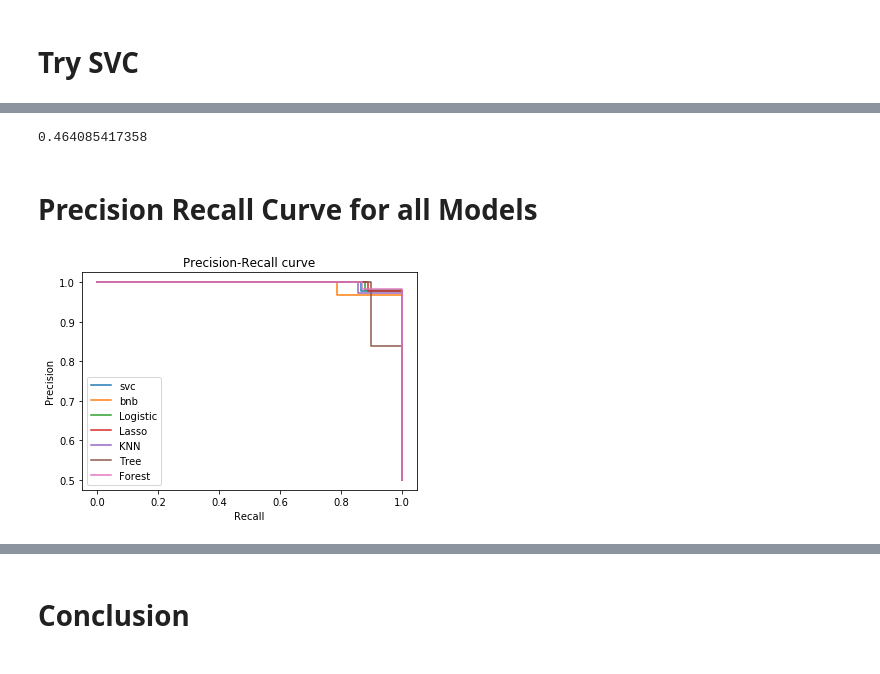
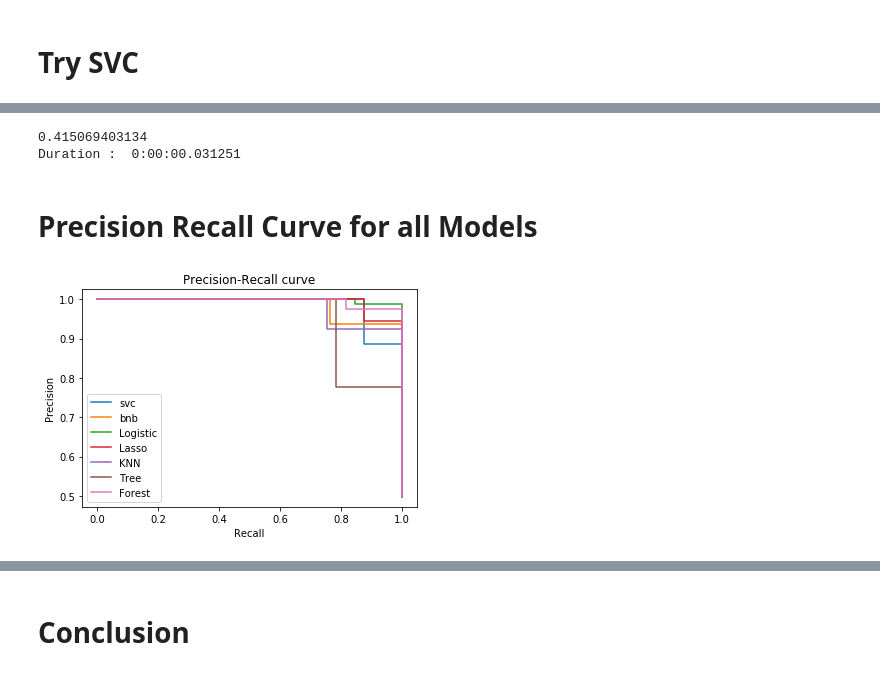
Before and after one commit to prasantidas/Thinkful_Data_Science, a Jupyter notebook: 3.6.1.ipynb, the cells around one changed output, grey strips where cells are left out. Cells and saved outputs as stored; diff of their text form; code cells hidden in the pictures.

```diff
--- a/3.6.1.ipynb
+++ b/3.6.1.ipynb
@@ -269,7 +268,0 @@ print(auc(knn_train_precision, knn_train_recall))
-# %%
-knn = KNeighborsClassifier(n_neighbors = 3)
-Y_pred = cross_val_predict(knn, X_train, Y_train, cv=5)
-
-knn_train_precision, knn_train_recall, thresholds = precision_recall_curve(Y_train, Y_pred)
-
-print(auc(knn_train_precision, knn_train_recall))
@@ -277,0 +269,9 @@ print(auc(knn_train_precision, knn_train_recall))
+# %%
+start = datetime.now()
+Y_pred = cross_val_predict(knn, X_test, Y_test, cv=5)
+knn_test_precision, knn_test_recall, thresholds = precision_recall_curve(Y_test, Y_pred)
+
+print(auc(knn_test_precision, knn_test_recall))
+
+knn_runtime = datetime.now() - start
+print('Duration : ',knn_runtime )
@@ -308,0 +317,10 @@ print(auc(decision_tree_train_precision, decision_tree_train_recall))
+# %%
+start = datetime.now()
+
+Y_pred = cross_val_predict(decision_tree, X_test, Y_test, cv=5)
+decision_tree_test_precision, decision_tree_test_recall, thresholds = precision_recall_curve(Y_test, Y_pred)
+
+print(auc(decision_tree_test_precision, decision_tree_test_recall))
+
+decision_tree_runtime = datetime.now() - start
+print('Duration : ',decision_tree_runtime )
@@ -378,26 +404,30 @@ print(auc(svc_train_precision, svc_train_recall))
 # %%
-
+start = datetime.now()
 Y_pred = cross_val_predict(svc, X_test, Y_test, cv=5)
 svc_test_precision, svc_test_recall, thresholds = precision_recall_curve(Y_test, Y_pred)
 
 print(auc(svc_test_precision, svc_test_recall))
+
+svc_runtime = datetime.now() - start
+print('Duration : ',svc_runtime )
 # %% [output]
-0.464085417358
+0.415069403134
+Duration :  0:00:00.031251
 # %% [markdown]
 # Precision Recall Curve for all Models
 # %%
-plt.step(svc_train_recall, svc_train_precision, label = 'svc')
-plt.step(bnb_train_recall, bnb_train_precision, label = 'bnb')
-plt.step(log_train_recall, log_train_precision, label ='Logistic')
-plt.step(lasso_train_recall, lasso_train_precision, label ='Lasso')
-plt.step(knn_train_recall, knn_train_precision, label = 'KNN')
-plt.step(decision_tree_train_recall, decision_tree_train_precision, label = 'Tree')
-plt.step(rfc_train_recall, rfc_train_precision, label = 'Forest')
+plt.step(svc_test_recall, svc_test_precision, label = 'svc')
+plt.step(bnb_test_recall, bnb_test_precision, label = 'bnb')
+plt.step(logreg_test_recall, logreg_test_precision, label ='Logistic')
+plt.step(lasso_test_recall, lasso_test_precision, label ='Lasso')
+plt.step(knn_test_recall, knn_test_precision, label = 'KNN')
+plt.step(decision_tree_test_recall, decision_tree_test_precision, label = 'Tree')
+plt.step(rfc_test_recall, rfc_test_precision, label = 'Forest')
 
 plt.xlabel('Recall')
 plt.ylabel('Precision')
 plt.title('Precision-Recall curve')
 plt.legend()
 plt.show()
 # %% [output]
-[figure, old version]
+[figure, new version]
```
Also changed, not shown: parts of 27 cells of this notebook, 1 other file.
